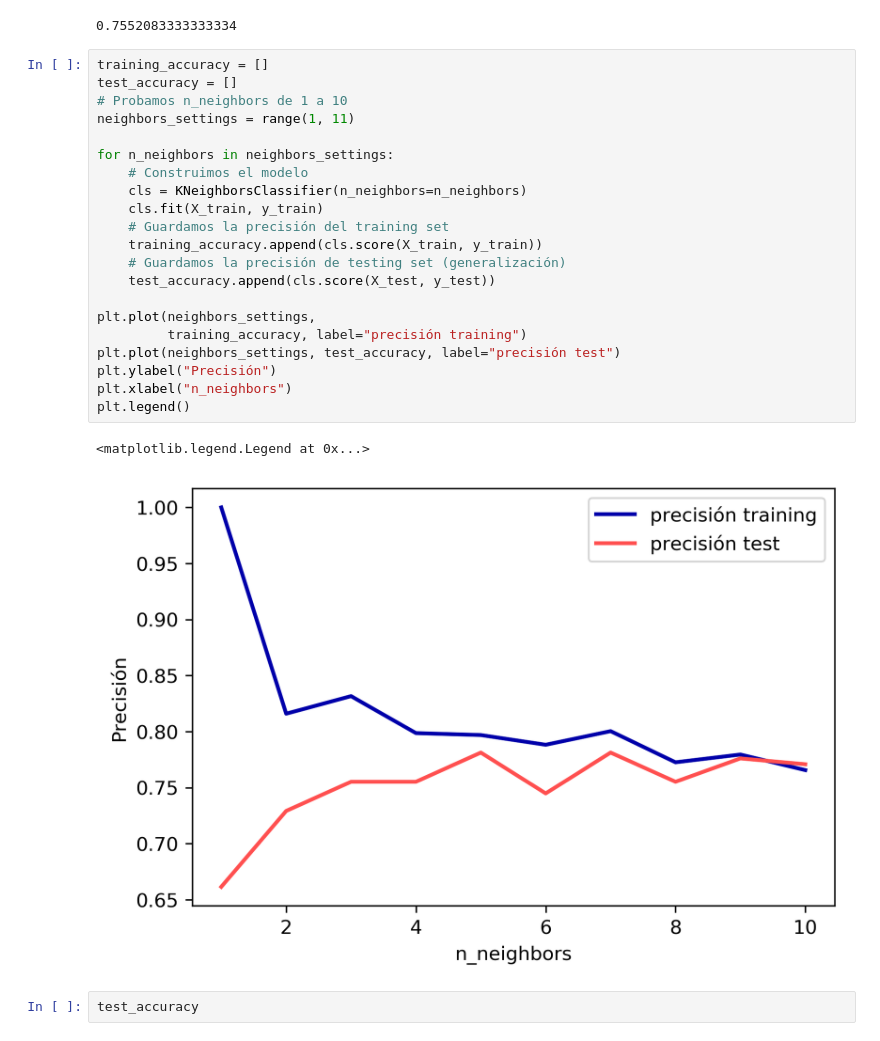
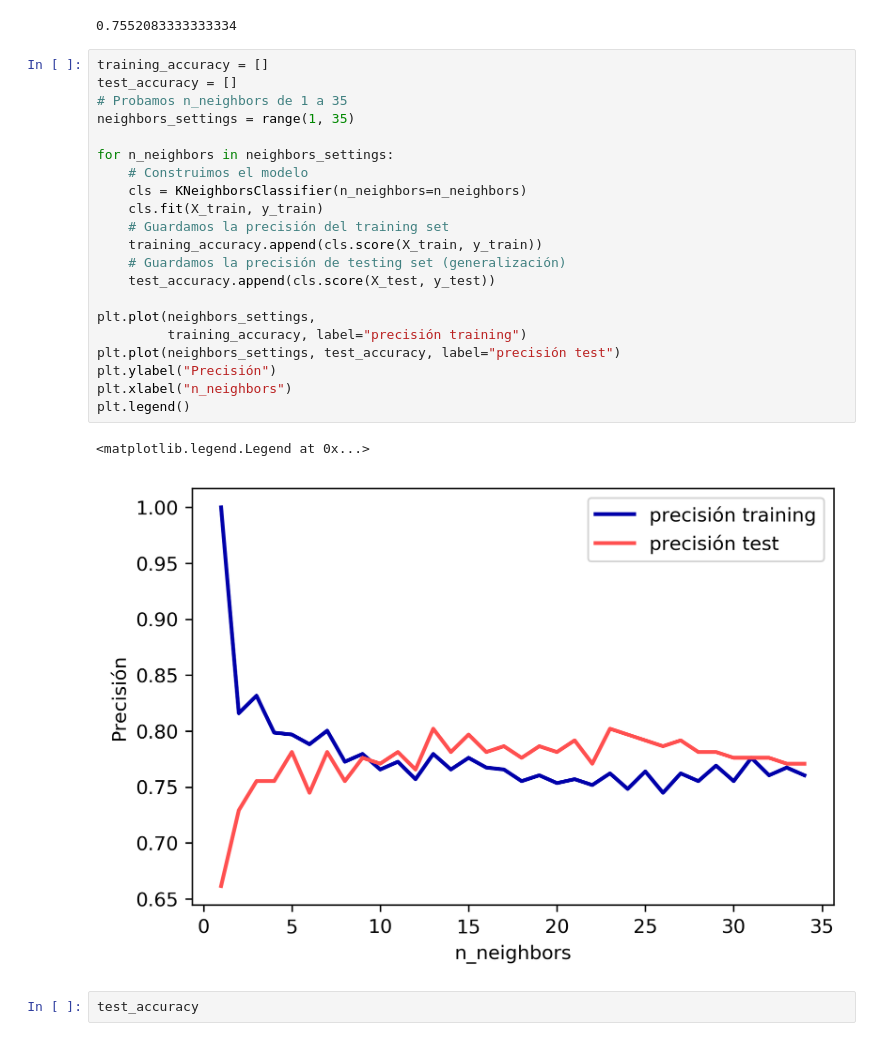
Before and after one commit to martaarozarena/kschool-supervised-learning, a Jupyter notebook: kNNs_Exercise.ipynb, the cells around one changed output. Cells and saved outputs as stored; diff of their text form.

```diff
--- a/kNNs_Exercise.ipynb
+++ b/kNNs_Exercise.ipynb
@@ -201,27 +201,27 @@ cls.score(X_test, y_test)
 # %%
 training_accuracy = []
 test_accuracy = []
-# Probamos n_neighbors de 1 a 10
-neighbors_settings = range(1, 11)
+# Probamos n_neighbors de 1 a 35
+neighbors_settings = range(1, 35)
 
 for n_neighbors in neighbors_settings:
     # Construimos el modelo
     cls = KNeighborsClassifier(n_neighbors=n_neighbors)
     cls.fit(X_train, y_train)
     # Guardamos la precisión del training set
     training_accuracy.append(cls.score(X_train, y_train))
     # Guardamos la precisión de testing set (generalización)
     test_accuracy.append(cls.score(X_test, y_test))
 
 plt.plot(neighbors_settings,
          training_accuracy, label="precisión training")
 plt.plot(neighbors_settings, test_accuracy, label="precisión test")
 plt.ylabel("Precisión")
 plt.xlabel("n_neighbors")
 plt.legend()
 # %% [output]
 <matplotlib.legend.Legend at 0x...>
-[figure, old version]
+[figure, new version]
 # %%
 test_accuracy
 # %% [output]
```
